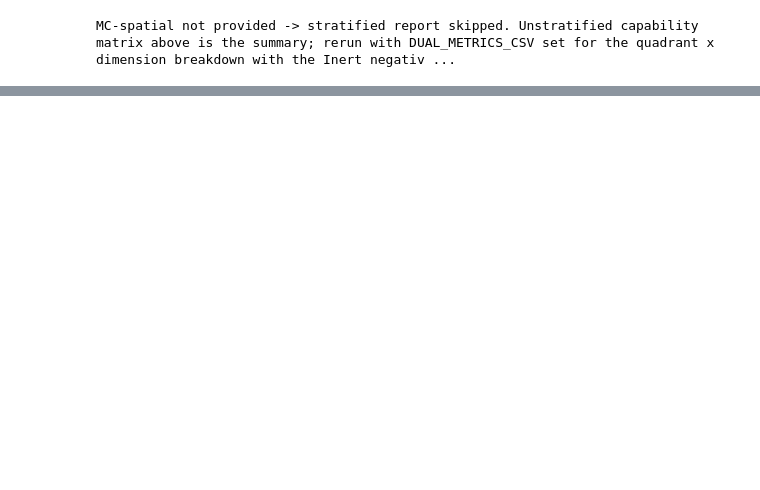
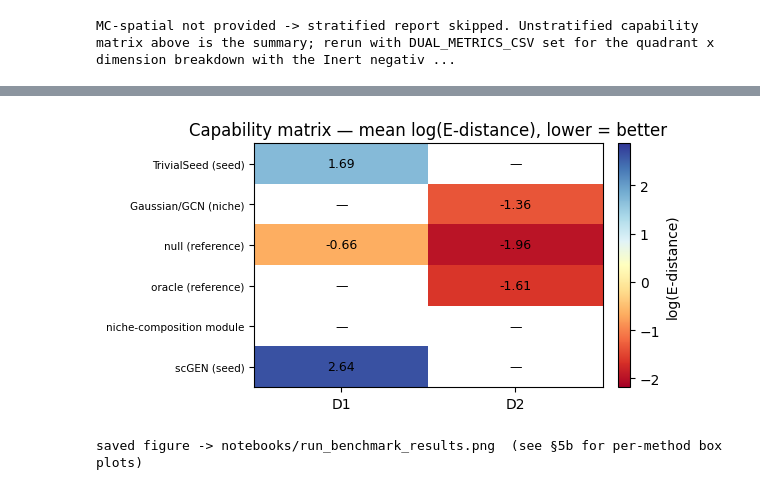
Before and after one commit to cz3900/sp-perturb-benchmark, a Jupyter notebook: notebooks/run_benchmark.executed.ipynb, the cells around one changed output, grey strips where cells are left out. Cells and saved outputs as stored; diff of their text form; code cells hidden in the pictures; blank space fills up the shorter version.

```diff
--- a/notebooks/run_benchmark.executed.ipynb
+++ b/notebooks/run_benchmark.executed.ipynb
@@ -401 +385,32 @@ saved figure -> notebooks/run_benchmark_results.png
+# %%
+import matplotlib.pyplot as plt
+
+# Single capability-matrix heatmap over mean log(E-distance), LOWER = better.
+# (The per-method seed/niche log-E box plots are the §5b plot_seed_prop figure.)
+fig, ax = plt.subplots(figsize=(6, 3.2))
+cm = _capability_matrix(base_df)
+num = cm[['D1', 'D2']].apply(pd.to_numeric, errors='coerce').astype(float)
+vals = num.values.astype(float)
+finite = vals[np.isfinite(vals)]
+if finite.size:
+    pad = 0.05 * (float(np.nanmax(finite)) - float(np.nanmin(finite)) + 1e-9)
+    vmin, vmax = float(np.nanmin(finite)) - pad, float(np.nanmax(finite)) + pad
+else:
+    vmin, vmax = None, None
+im = ax.imshow(vals, aspect='auto', cmap='RdYlBu', vmin=vmin, vmax=vmax)
+ax.set_xticks(range(num.shape[1])); ax.set_xticklabels(num.columns)
+ax.set_yticks(range(num.shape[0])); ax.set_yticklabels(num.index, fontsize=7.5)
+for i in range(num.shape[0]):
+    for j in range(num.shape[1]):
+        v = vals[i, j]
+        ax.text(j, i, '—' if np.isnan(v) else f'{v:.2f}', ha='center', va='center', fontsize=9)
+ax.set_title('Capability matrix — mean log(E-distance), lower = better')
+fig.colorbar(im, ax=ax, fraction=.046, pad=.04, label='log(E-distance)')
+fig.tight_layout()
+fig.savefig('run_benchmark_results.png', dpi=130, bbox_inches='tight')
+plt.show()
+print('saved figure -> notebooks/run_benchmark_results.png  (see §5b for per-method box plots)')
+# %% [output]
+[figure, added]
+saved figure -> notebooks/run_benchmark_results.png  (see §5b for per-method box plots)
 # %%
```
Also changed, not shown: parts of 15 cells of this notebook, 1 other file.
